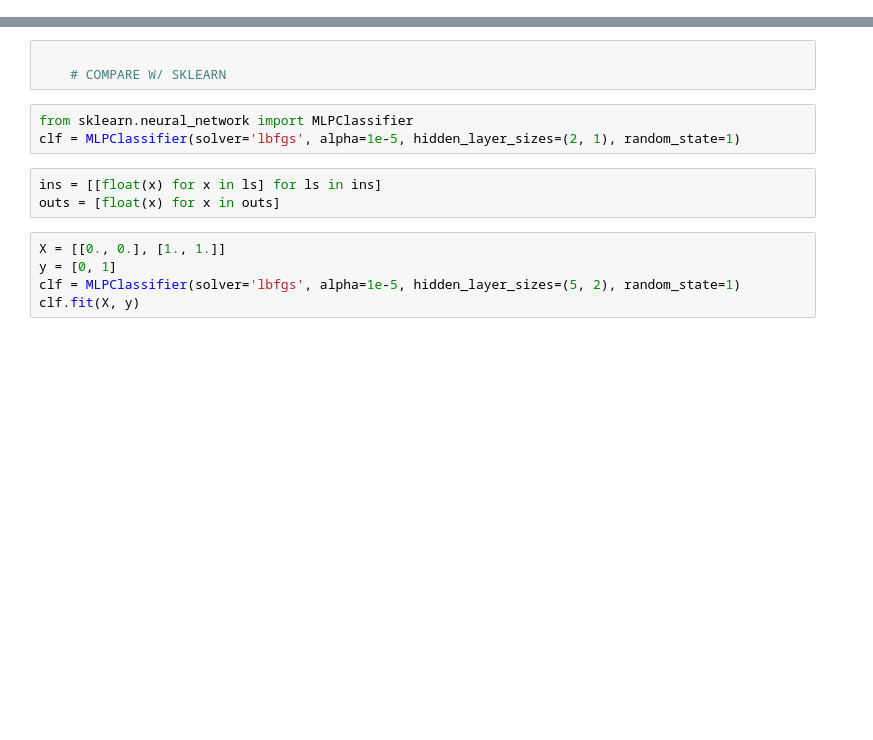
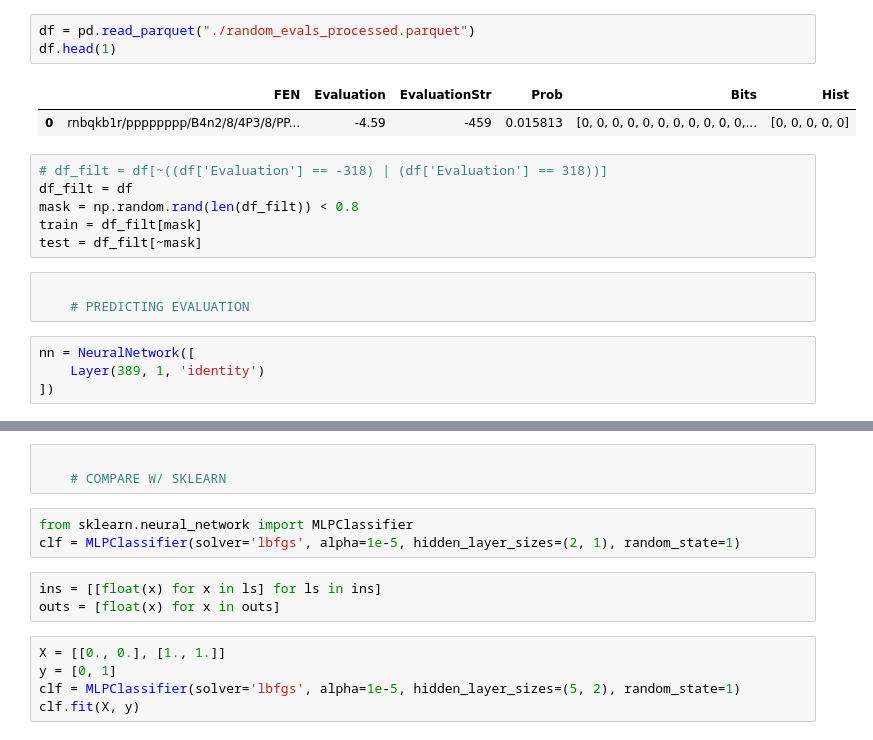
Before and after one commit to arnav-mehra/nnue-from-scratch, a Jupyter notebook: NN-From-Scratch.ipynb, the cells around one changed output, grey strips where cells are left out. Saved outputs shown, nothing was run; the diff lists cells and outputs as text; blank space fills up the shorter version.

```diff
--- a/NN-From-Scratch.ipynb
+++ b/NN-From-Scratch.ipynb
@@ -396,0 +17,19 @@ array([[0.1323163]])
+# %%
+df = pd.read_parquet("./random_evals_processed.parquet")
+df.head(1)
+# %% [output]
+|  | FEN | Evaluation | EvaluationStr | Prob | Bits | Hist |
+| 0 | rnbqkb1r/pppppppp/B4n2/8/4P3/8/PP... | -4.59 | -459 | 0.015813 | [0, 0, 0, 0, 0, 0, 0, 0, 0, 0, 0,... | [0, 0, 0, 0, 0] |
+# %%
+# df_filt = df[~((df['Evaluation'] == -318) | (df['Evaluation'] == 318))]
+df_filt = df
+mask = np.random.rand(len(df_filt)) < 0.8
+train = df_filt[mask]
+test = df_filt[~mask]
+# %%
+
+    # PREDICTING EVALUATION
+# %%
+nn = NeuralNetwork([
+    Layer(389, 1, 'identity')
+])
```
Also changed, not shown: parts of 44 cells of this notebook, 7 other files.
